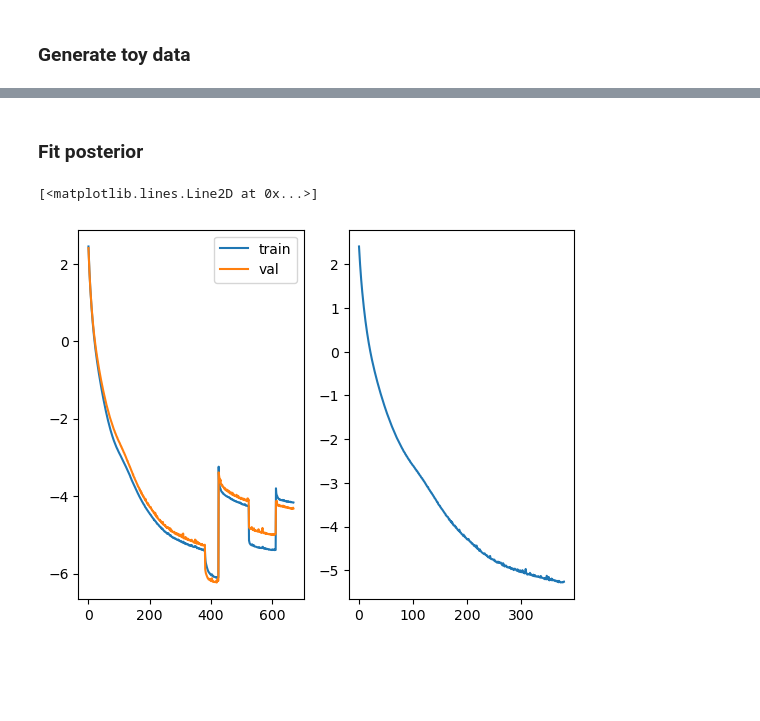
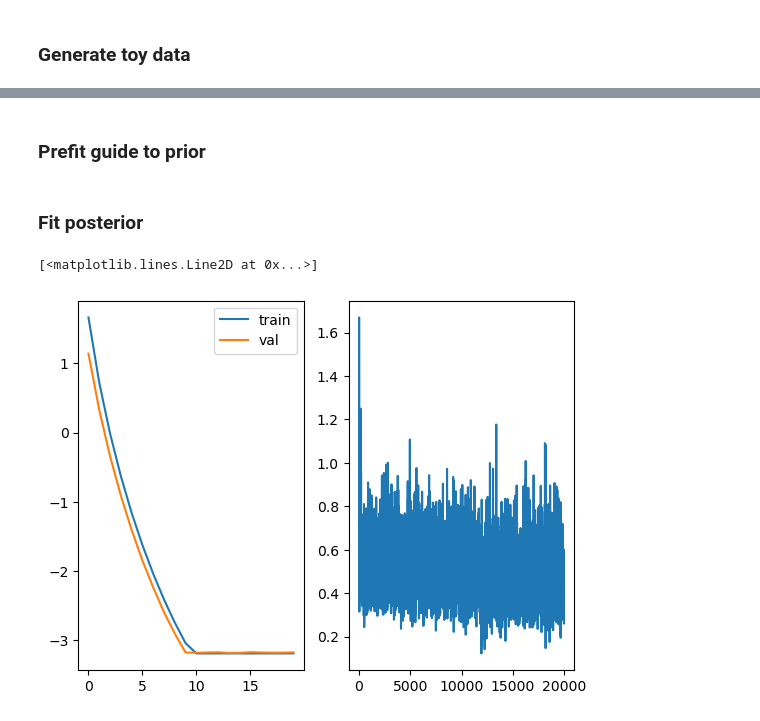
Before and after one commit to danielward27/spyrox, a Jupyter notebook: sir_example.ipynb, the cells around one changed output, grey strips where cells are left out. Drawn from its saved outputs; the diff is of its cells as text; code cells hidden in the pictures; blank space fills up the shorter version.

```diff
--- a/sir_example.ipynb
+++ b/sir_example.ipynb
@@ -25,5 +30,6 @@ guide = SIRSDEGuide(subkey)
 # %%
 # simulated obs
 key, subkey = jr.split(key)
-true_latents = model.sample(subkey)
+true_latents = eqx.filter_jit(model.sample)(subkey, use_surrogate=False)
+[print(k, v.shape) for k, v in true_latents.items()]
 obs = true_latents.pop("x")
@@ -29,0 +48,2 @@ obs = true_latents.pop("x")
+# %% [markdown]
+### Prefit guide to prior
@@ -33,28 +77,45 @@ obs = true_latents.pop("x")
 key, subkey = jr.split(key)
 
 surrogate_fit_kwargs = {
-    "optimizer": optax.apply_if_finite(optax.adam(2e-3), max_consecutive_errors=10),
-    "max_epochs": 500,
+    "optimizer": optax.apply_if_finite(optax.adam(8e-4), max_consecutive_errors=10),
+    "max_epochs": 10,
+    "max_patience": 8,
+    "batch_size": 40,
 }
 
 guide_fit_kwargs = {
-    "optimizer": optax.apply_if_finite(optax.adam(1e-3), max_consecutive_errors=10),
+    "optimizer": optax.apply_if_finite(optax.adam(8e-4), max_consecutive_errors=10),
     "loss_fn": partial(
         SoftContrastiveEstimationLoss(n_particles=2, alpha=0.75),
-        obs=obs,
         ),
-    "steps": 1000,
+    "steps": 10000,
 }
 
-(model, guide), losses =  rounds_based(
+optimizer = optax.apply_if_finite(optax.adam(1e-4), max_consecutive_errors=10)
+
+(model, guide), losses =  rounds_based_snle(
     key=subkey,
     model=model,
     guide=guide,
-    num_rounds=5,
+    num_rounds=2,
     sim_per_round=1000,
-    obs=obs,
+    simulator_param_name="z",
     surrogate_fit_kwargs=surrogate_fit_kwargs,
     guide_fit_kwargs=guide_fit_kwargs,
-    simulator_param_name="z",
-    obs_name= "x",
 )
+
+# key=subkey,
+# model=model,
+# guide=guide,
+# steps=5,
+# obs=obs,
+# surrogate_optimizer=optimizer,
+# vi_optimizer=optimizer,
+# simulator_param_name="z",
+# obs_name= "x",
+# show_progress=False,
+
+# TODO why is VI loss not
+
+# Incompatibility between likelihood and guide?
+# Fit guide to prior first? Then always use guide as proposal?
@@ -61,13 +124,15 @@ guide_fit_kwargs = {
 # %%
 fig, axes = plt.subplots(ncols=2)
 
 for k, loss_vals_round in losses["surrogate"].items():
     vals = [l for loss_vals in loss_vals_round for l in loss_vals]
     axes[0].plot(vals, label=k)
 axes[0].legend()
-axes[1].plot(jnp.asarray(losses["guide"]))
+axes[1].plot(
+    jnp.convolve(jnp.asarray(losses["guide"]).ravel(), 0.1*jnp.ones(10), mode="valid"),
+)
 # %% [output]
 [<matplotlib.lines.Line2D at 0x...>]
-[figure, old version]
+[figure, new version]
 # %%
 key, subkey = jr.split(key)
```
Also changed, not shown: parts of 14 cells of this notebook, 4 other files.
